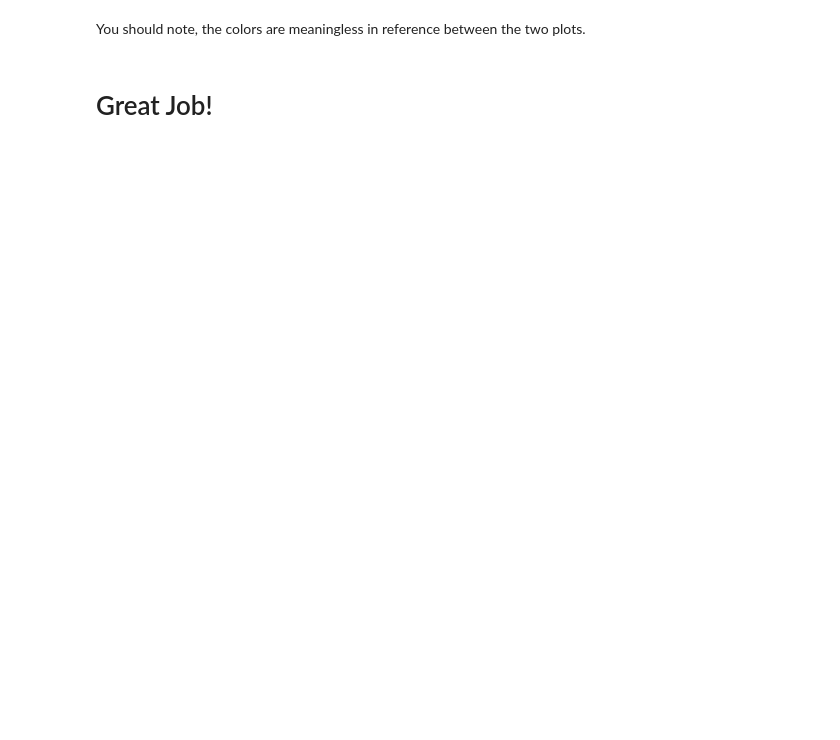
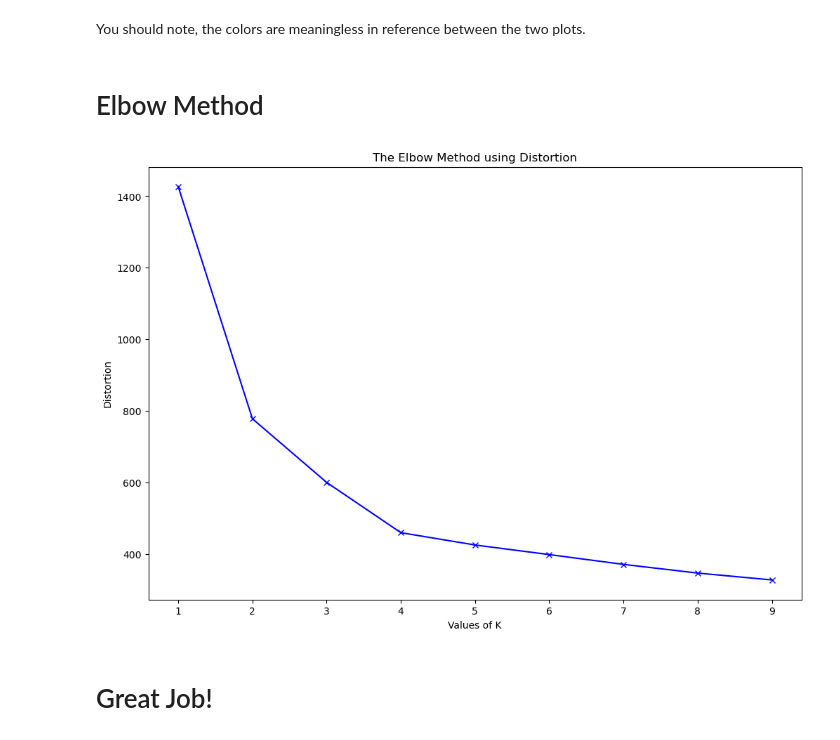
Before and after one commit to Loandoan262/DataScience_Intermediate, a Jupyter notebook: 05-K-Means-Clustering/01-K Means Clustering with Python.ipynb, the cells around one changed output. Drawn from its saved outputs; the diff is of its cells as text; code cells hidden in the pictures; blank space fills up the shorter version.

```diff
--- a/05-K-Means-Clustering/01-K Means Clustering with Python.ipynb
+++ b/05-K-Means-Clustering/01-K Means Clustering with Python.ipynb
@@ -67,4 +129,33 @@ ax2.scatter(data[0][:,0],data[0][:,1],c=data[1],cmap='rainbow')
 # %% [markdown]
 You should note, the colors are meaningless in reference between the two plots.
+# %% [markdown]
+# Elbow Method
+# %%
+from scipy.spatial.distance import cdist
+
+losses = []
+K = 10
+for i in range(1, K):
+    # fit data with cluster = 1
+    kmeans_i = KMeans(n_clusters=i, random_state=0)
+    kmeans_i.fit(data[0])
+    # distance from data to K centroids
+    d2centroids = cdist(data[0], kmeans_i.cluster_centers_) # shape (n, k)
+    #print(d2centroids)
+    # distance to the closest centroid
+    min_distance = np.min(d2centroids, axis=1) # shape (n)
+    #print("min:", min_distance)
+    loss = np.sum(min_distance)
+    #print("loss", loss)
+    losses.append(loss)
+# %%
+plt.figure(figsize=(12, 8))
+plt.plot(np.arange(1, K), losses, 'bx-')
+plt.xlabel('Values of K')
+plt.ylabel('Distortion')
+plt.title('The Elbow Method using Distortion')
+plt.show()
+# %% [output]
+[figure, added]
 # %% [markdown]
 # Great Job!
```
Also changed, not shown: parts of 8 cells of this notebook, 2 other files.
